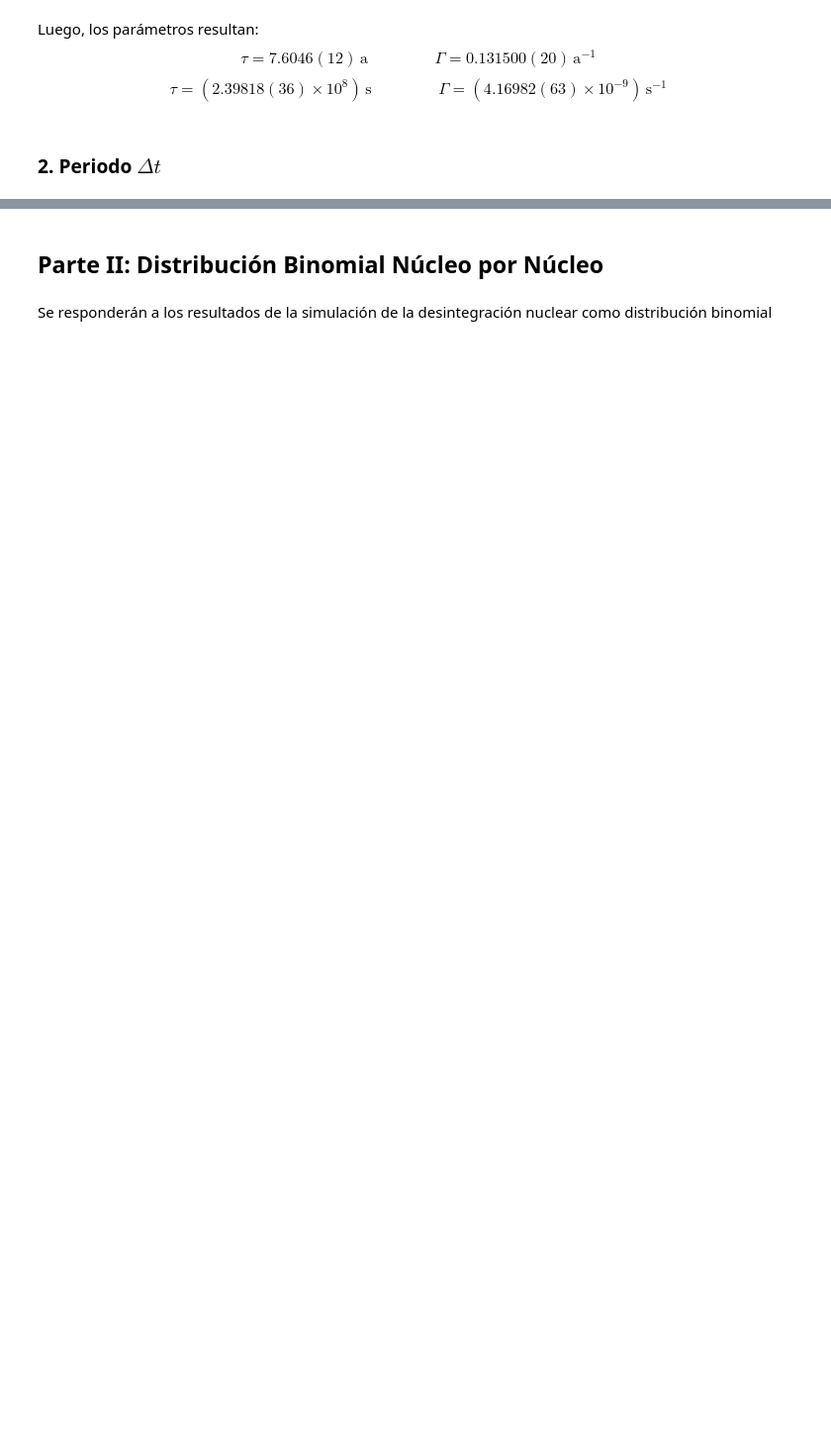
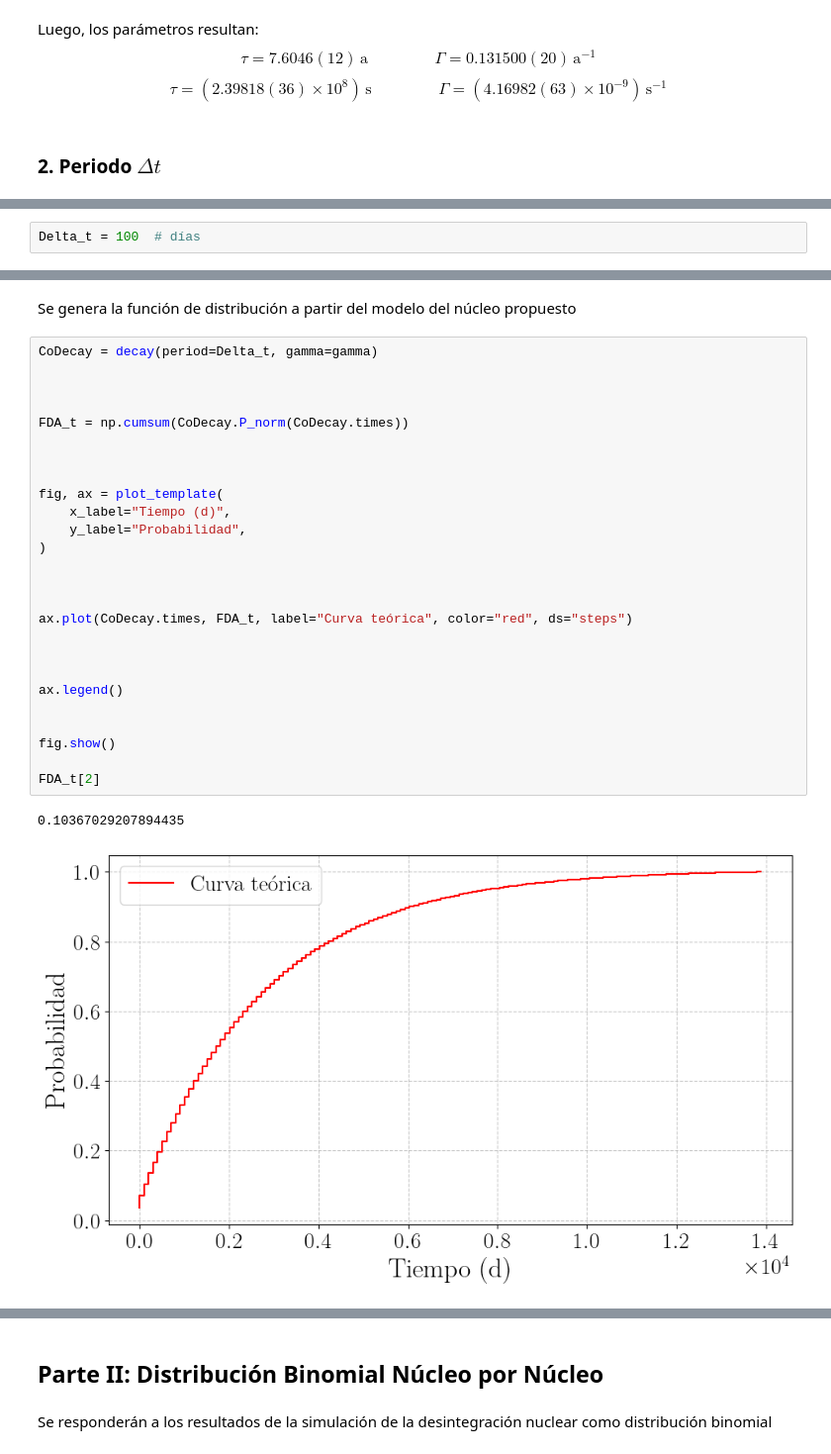
Before and after one commit to PinzonHarker/2024-II_InstrumentacionNuclear, a Jupyter notebook: 2_Taller_Radiactividad.ipynb, the cells around one changed output, grey strips where cells are left out. Shown: that part at 99% size. Cells and saved outputs as stored; diff of their text form; blank space fills up the shorter version.

Commit message:
Taller 2 simulación generada. Se estaba llevando en colab pero no se pudo, entonces se actualiza por este medio.

```diff
--- a/2_Taller_Radiactividad.ipynb
+++ b/2_Taller_Radiactividad.ipynb
@@ -129,0 +143,2 @@ $$\mu = Np = N \Gamma \Delta t$$
+# %%
+Delta_t = 100  # días
@@ -129,0 +200,31 @@ $$\mu = Np = N \Gamma \Delta t$$
+# %% [markdown]
+Se genera la función de distribución a partir del modelo del núcleo propuesto
+# %%
+CoDecay = decay(period=Delta_t, gamma=gamma)
+
+
+
+FDA_t = np.cumsum(CoDecay.P_norm(CoDecay.times))
+
+
+
+fig, ax = plot_template(
+    x_label="Tiempo (d)",
+    y_label="Probabilidad",
+)
+
+
+
+ax.plot(CoDecay.times, FDA_t, label="Curva teórica", color="red", ds="steps")
+
+
+
+ax.legend()
+
+
+fig.show()
+
+FDA_t[2]
+# %% [output]
+0.10367029207894435
+[figure, added]
```
Also changed, not shown: parts of 42 cells of this notebook, 4 other files.
